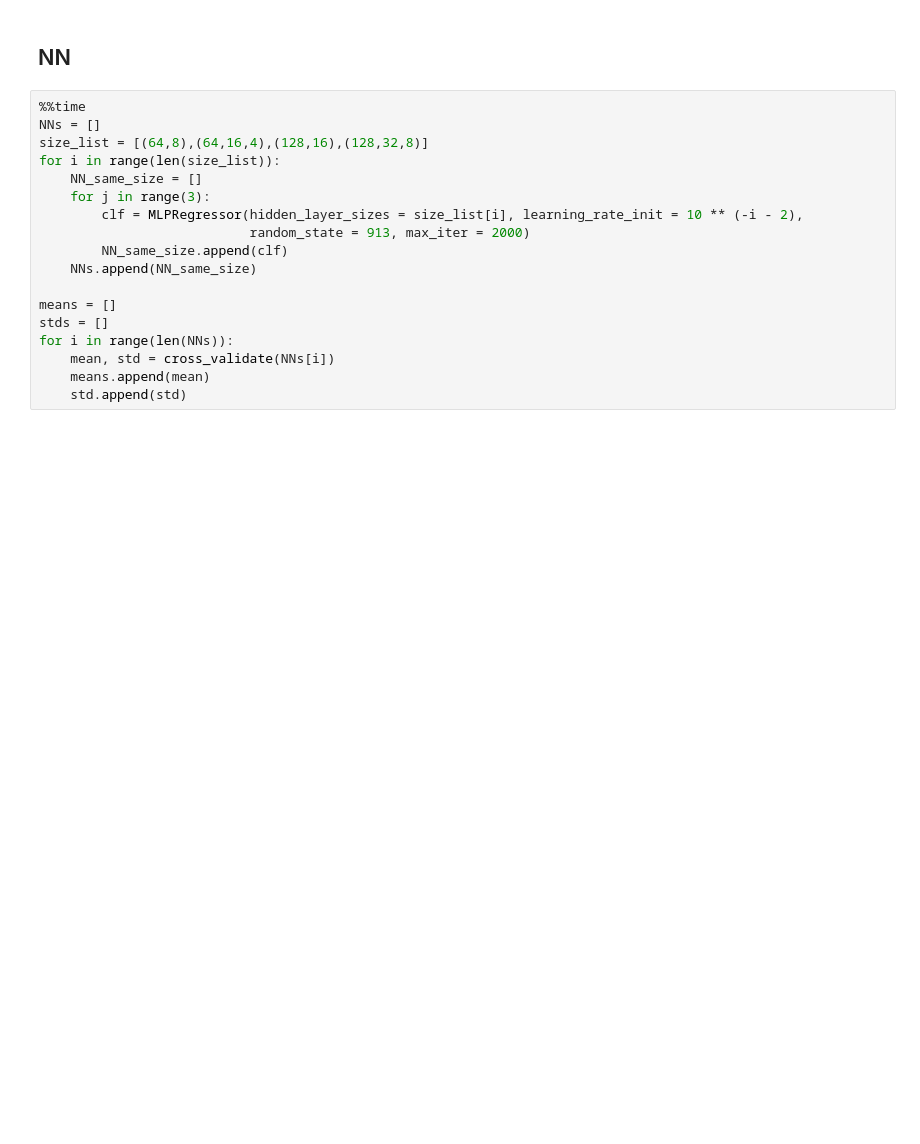
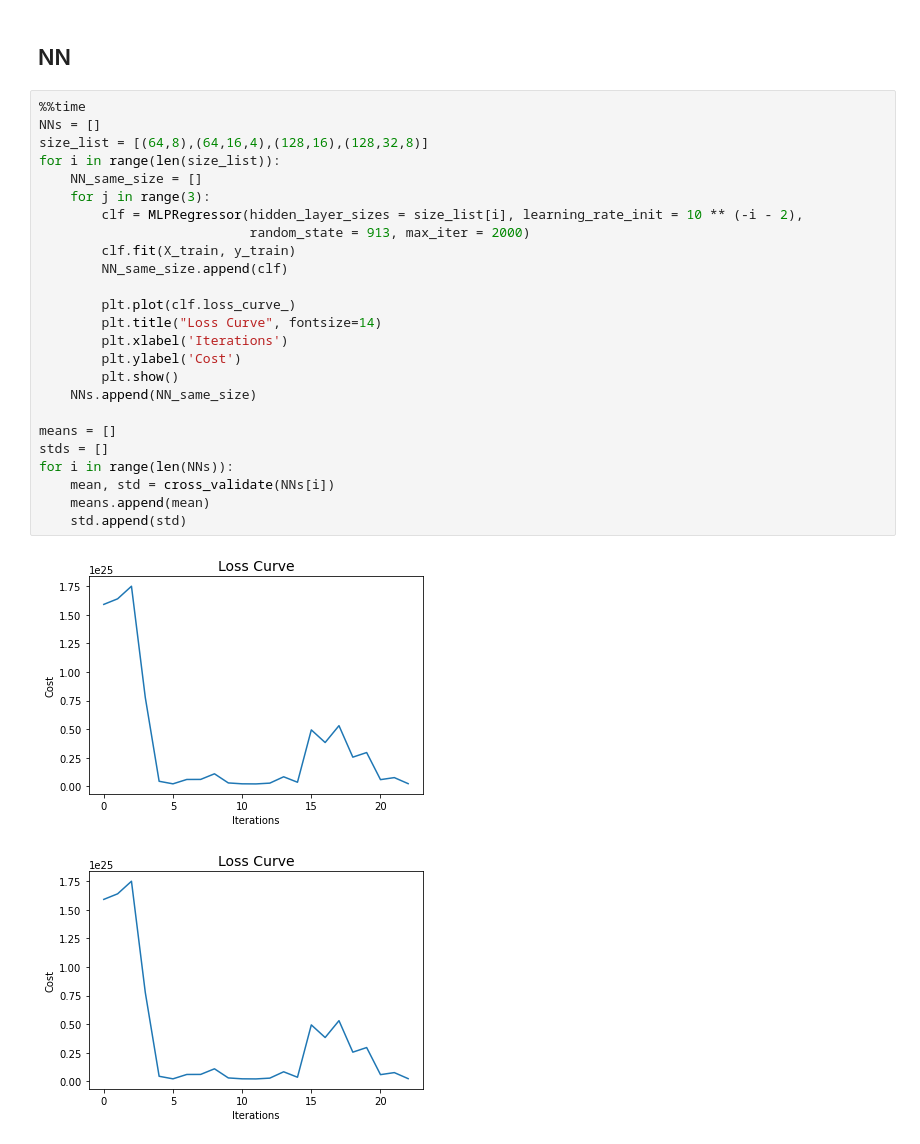
Before and after one commit to Chenmo1212/ML-WIC_predict, a Jupyter notebook: Code.ipynb, the cells around one changed output. Drawn from its saved outputs; the diff is of its cells as text; blank space fills up the shorter version.

```diff
--- a/Code.ipynb
+++ b/Code.ipynb
@@ -156,19 +241,28 @@ cross_validate(DecisionTrees)
 # %%
 %%time
 NNs = []
 size_list = [(64,8),(64,16,4),(128,16),(128,32,8)]
 for i in range(len(size_list)):
     NN_same_size = []
     for j in range(3):
         clf = MLPRegressor(hidden_layer_sizes = size_list[i], learning_rate_init = 10 ** (-i - 2),
                            random_state = 913, max_iter = 2000)
+        clf.fit(X_train, y_train)
         NN_same_size.append(clf)
+
+        plt.plot(clf.loss_curve_)
+        plt.title("Loss Curve", fontsize=14)
+        plt.xlabel('Iterations')
+        plt.ylabel('Cost')
+        plt.show()
     NNs.append(NN_same_size)
 
 means = []
 stds = []
 for i in range(len(NNs)):
     mean, std = cross_validate(NNs[i])
     means.append(mean)
     std.append(std)
 # %% [output]
+[figure, added]
+[figure, added]
```
Also changed, not shown: parts of 11 cells of this notebook, 1 other file.
